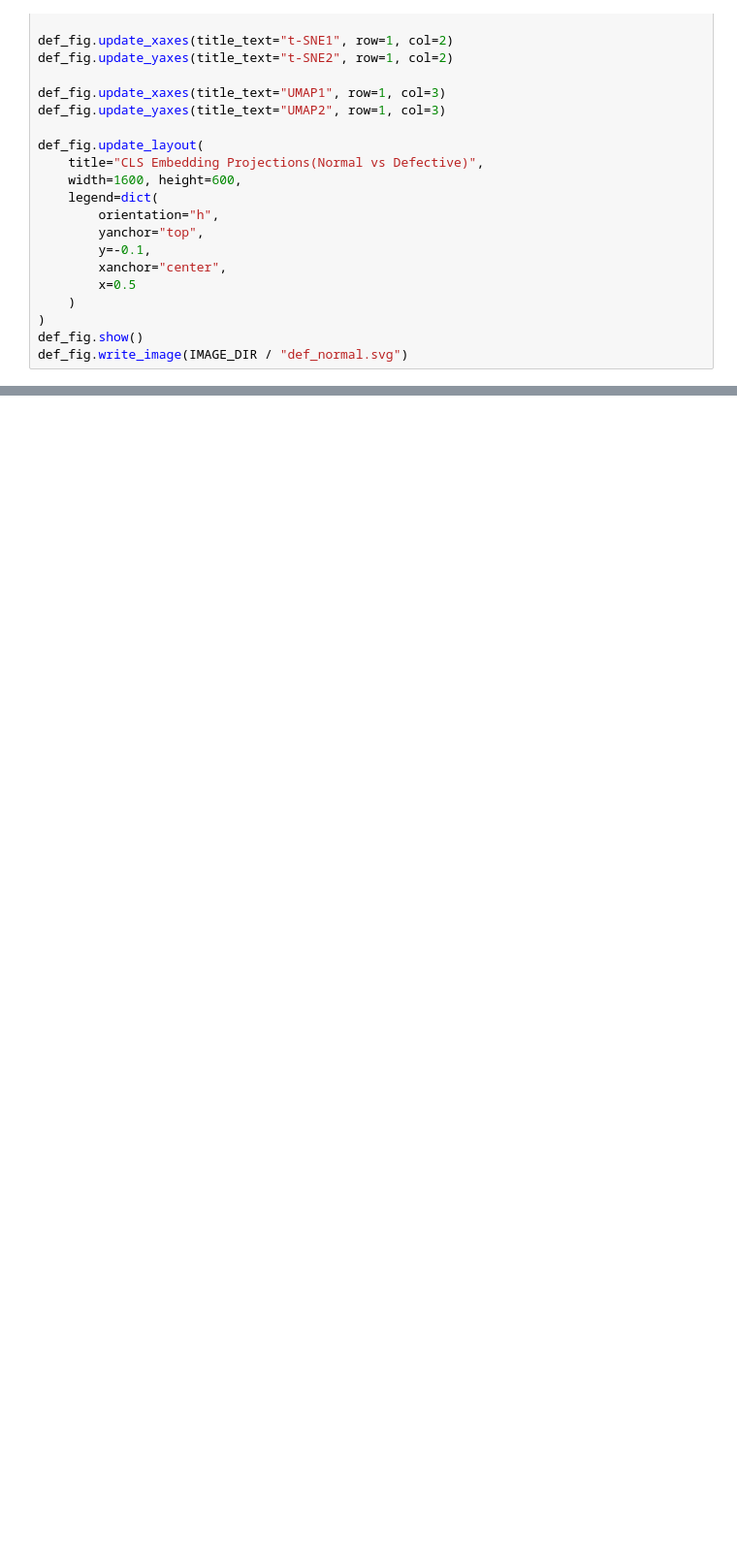
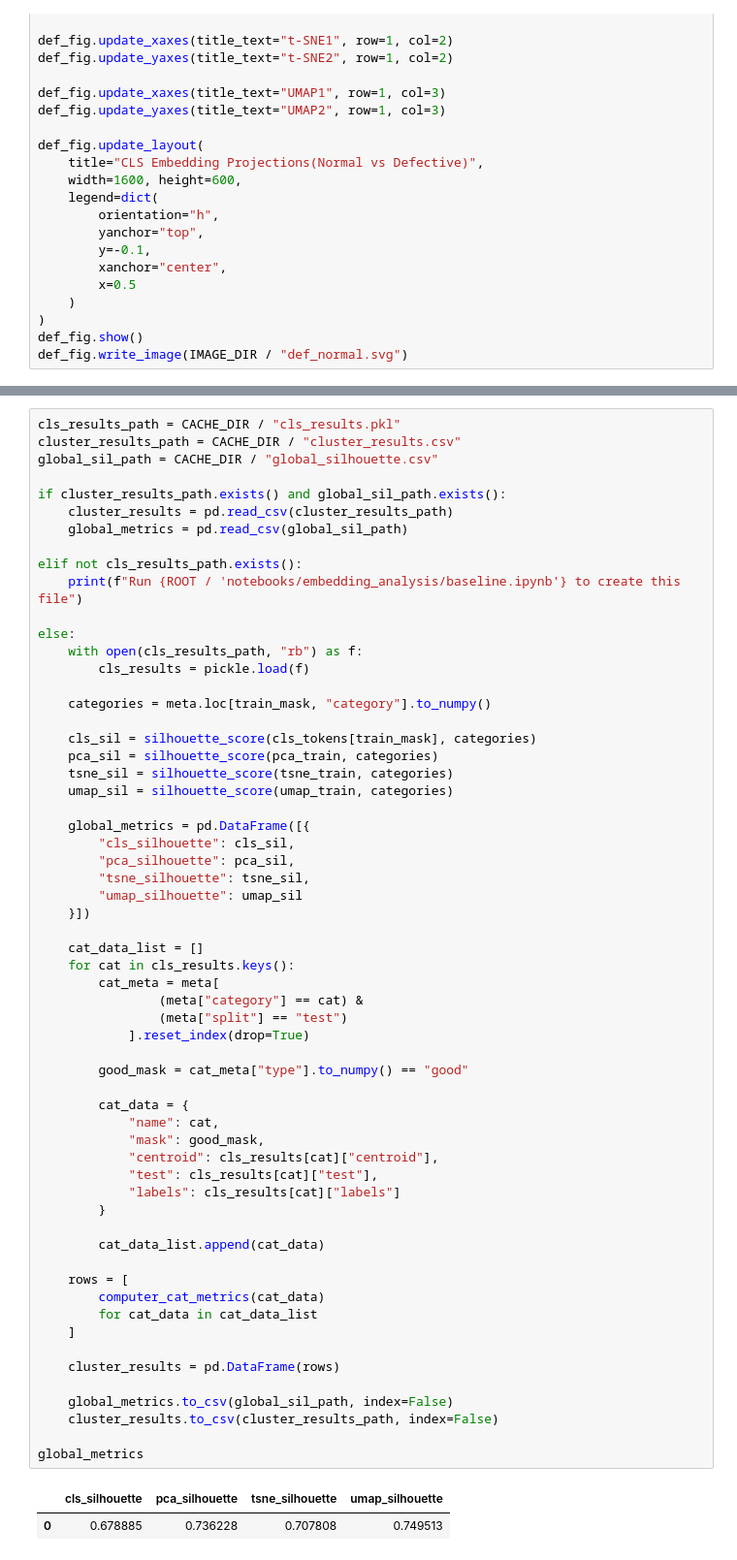
Before and after one commit to CiaranW005/UL-Summer-Bursary-2026, a Jupyter notebook: notebooks/embedding_analysis/emb_visualisation.ipynb, the cells around one changed output, grey strips where cells are left out. Shown at 97% size. Drawn from its saved outputs; the diff is of its cells as text; blank space fills up the shorter version.

```diff
--- a/notebooks/embedding_analysis/emb_visualisation.ipynb
+++ b/notebooks/embedding_analysis/emb_visualisation.ipynb
@@ -228,0 +264,63 @@ def_fig.write_image(IMAGE_DIR / "def_normal.svg")
+# %%
+cls_results_path = CACHE_DIR / "cls_results.pkl"
+cluster_results_path = CACHE_DIR / "cluster_results.csv"
+global_sil_path = CACHE_DIR / "global_silhouette.csv"
+
+if cluster_results_path.exists() and global_sil_path.exists():
+    cluster_results = pd.read_csv(cluster_results_path)
+    global_metrics = pd.read_csv(global_sil_path)
+
+elif not cls_results_path.exists():
+    print(f"Run {ROOT / 'notebooks/embedding_analysis/baseline.ipynb'} to create this file")
+
+else:
+    with open(cls_results_path, "rb") as f:
+        cls_results = pickle.load(f)
+
+    categories = meta.loc[train_mask, "category"].to_numpy()
+
+    cls_sil = silhouette_score(cls_tokens[train_mask], categories)
+    pca_sil = silhouette_score(pca_train, categories)
+    tsne_sil = silhouette_score(tsne_train, categories)
+    umap_sil = silhouette_score(umap_train, categories)
+
+    global_metrics = pd.DataFrame([{
+        "cls_silhouette": cls_sil,
+        "pca_silhouette": pca_sil,
+        "tsne_silhouette": tsne_sil,
+        "umap_silhouette": umap_sil
+    }])
+
+    cat_data_list = []
+    for cat in cls_results.keys():
+        cat_meta = meta[
+                (meta["category"] == cat) &
+                (meta["split"] == "test")
+            ].reset_index(drop=True)
+
+        good_mask = cat_meta["type"].to_numpy() == "good"
+
+        cat_data = {
+            "name": cat,
+            "mask": good_mask,
+            "centroid": cls_results[cat]["centroid"],
+            "test": cls_results[cat]["test"],
+            "labels": cls_results[cat]["labels"]
+        }
+
+        cat_data_list.append(cat_data)
+
+    rows = [
+        computer_cat_metrics(cat_data)
+        for cat_data in cat_data_list
+    ]
+
+    cluster_results = pd.DataFrame(rows)
+
+    global_metrics.to_csv(global_sil_path, index=False)
+    cluster_results.to_csv(cluster_results_path, index=False)
+
+global_metrics
+# %% [output]
+|  | cls_silhouette | pca_silhouette | tsne_silhouette | umap_silhouette |
+| 0 | 0.678885 | 0.736228 | 0.707808 | 0.749513 |
```
Also changed, not shown: parts of 5 cells of this notebook, 2 other files.
